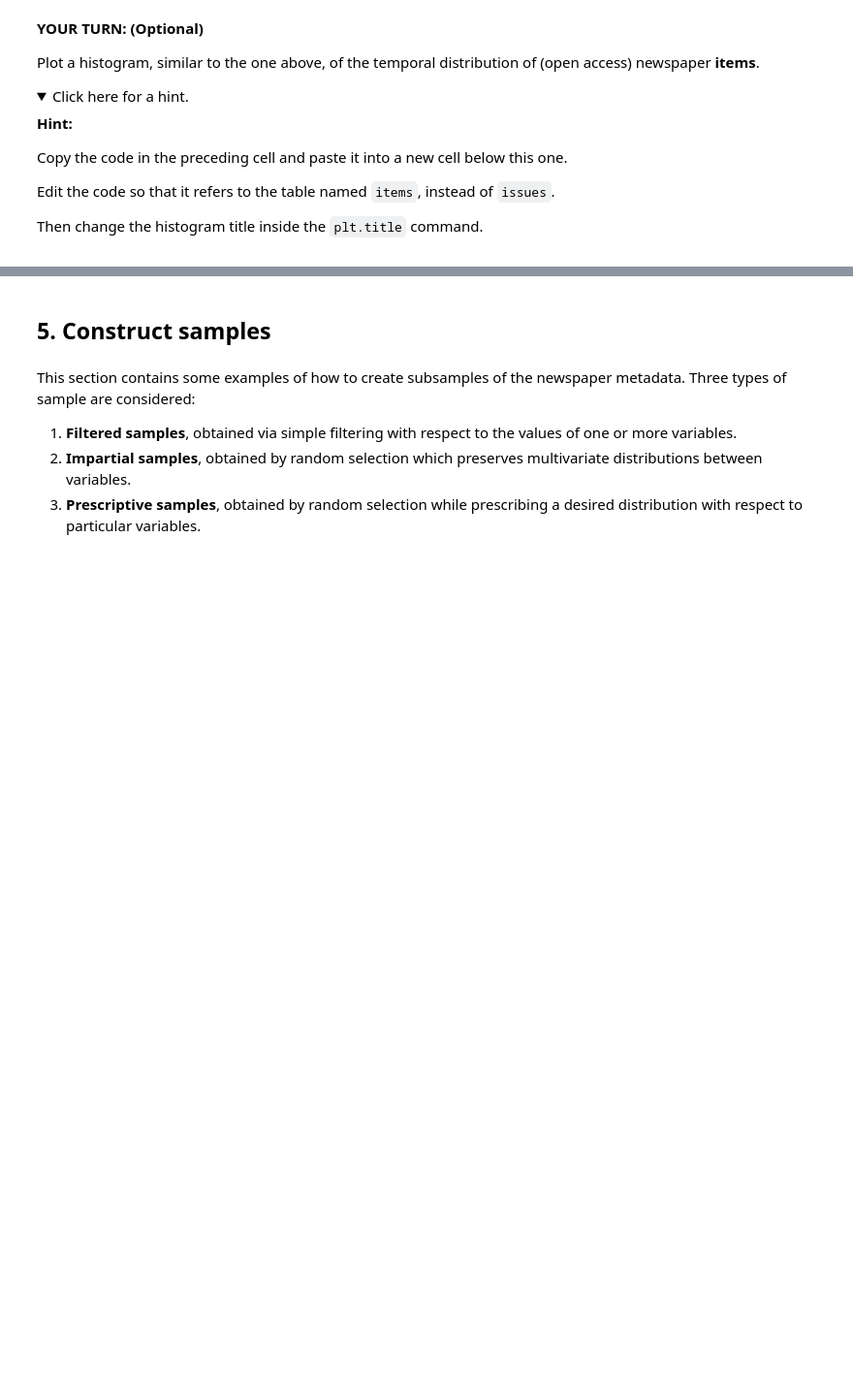
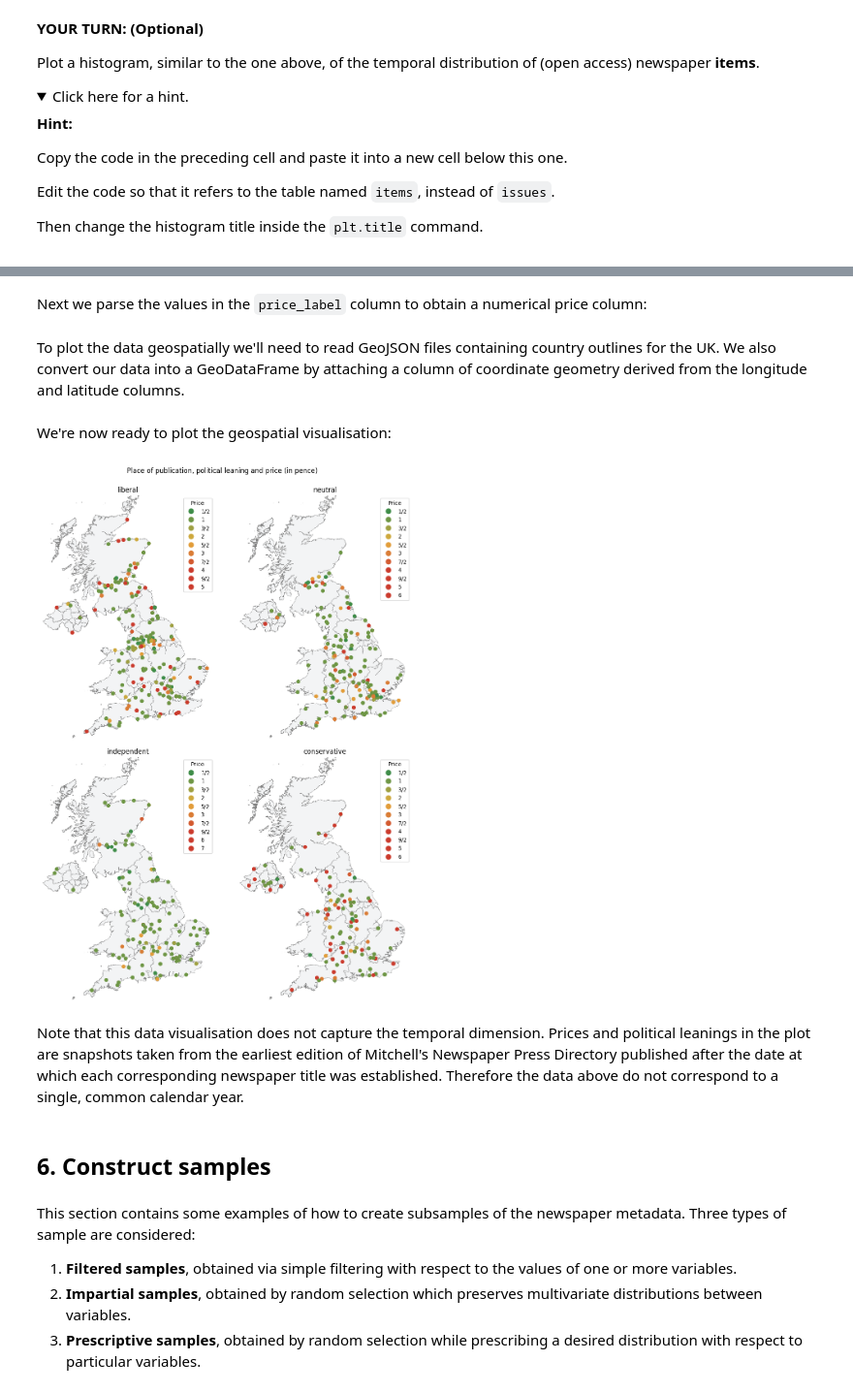
Before and after one commit to Living-with-machines/livingwithmachines.github.io, a Jupyter notebook: book/chapters/newspapers/newspaper-metadata.ipynb, the cells around one changed output, grey strips where cells are left out. Shown at 97% size. Saved outputs shown, nothing was run; the diff lists cells and outputs as text; code cells hidden in the pictures; folded sections open; blank space fills up the shorter version.

Commit message:
Update newspaper metadata notebook

```diff
--- a/book/chapters/newspapers/newspaper-metadata.ipynb
+++ b/book/chapters/newspapers/newspaper-metadata.ipynb
@@ -320,0 +296,4 @@ Then change the histogram title inside the `plt.title` command.
+# %%
+ppp = titles[~titles["price_label"].isna() & ~titles["location"].isna() & ~titles["political_leaning_label"].isna()]
+# %% [markdown]
+Next we parse the values in the `price_label` column to obtain a numerical price column:
@@ -321,5 +315,53 @@ Then change the histogram title inside the `plt.title` command.
+# %% [markdown]
+To plot the data geospatially we'll need to read GeoJSON files containing country outlines for the UK. We also convert our data into a GeoDataFrame by attaching a column of coordinate geometry derived from the longitude and latitude columns.
+# %%
+import geopandas as gpd
+from shapely.geometry import Point
+
+england = gpd.read_file('./data/topo_england.json')
+wales = gpd.read_file('./data/topo_wales.json')
+scotland = gpd.read_file('./data/topo_scotland.json')
+northern_ireland = gpd.read_file('./data/topo_ni.json')
+
+geometry = [Point(xy) for xy in zip(ppp['longitude'], ppp['latitude'])]
+geo_df = gpd.GeoDataFrame(ppp, geometry=geometry)
+# %% [markdown]
+We're now ready to plot the geospatial visualisation:
+# %%
+from  matplotlib.colors import LinearSegmentedColormap
+fig, ax = plt.subplots(nrows=2, ncols=2, figsize=(10,14))
+fig.suptitle("Place of publication, political leaning and price (in pence)")
+fig.tight_layout()
+fig.subplots_adjust(top=0.93)
+cmap=LinearSegmentedColormap.from_list('gar',["#3F8D49", "#E6AE3C", "#CB3B2D"], N=256)
+plt.setp(ax, xlim=(-8.3, 2.2), ylim=(49.8, 59.4))
+vmin = Fraction(0)
+vmax = Fraction(7)
+
+def plot_map(political_leaning_label, ax):
+    params = {"color": "#f3f4f5", "edgecolor": "grey", "linewidth": 0.4, "aspect": None}
+    england.plot(ax=ax, **params)
+    wales.plot(ax=ax, **params)
+    scotland.plot(ax=ax, **params)
+    northern_ireland.plot(ax=ax, **params)
+
+    geo_df[geo_df['political_leaning_label'] == political_leaning_label].plot(ax=ax, column="price", cmap=cmap, vmin=vmin, vmax=vmax, legend=True, aspect=None)
+    ax.title.set_text(political_leaning_label)
+    leg = ax.get_legend()
+    leg.set_title("Price")
+    ax.axis('off')
+
+political_leanings = ["liberal", "neutral", "independent", "conservative"]
+
+handles = []; labels = []
+for i, ax in enumerate(fig.axes):
+    plot_map(political_leanings[i], ax)
+# %% [output]
+[figure, added]
+# %% [markdown]
+Note that this data visualisation does not capture the temporal dimension. Prices and political leanings in the plot are snapshots taken from the earliest edition of Mitchell's Newspaper Press Directory published after the date at which each corresponding newspaper title was established. Therefore the data above do not correspond to a single, common calendar year.
 # %% [markdown]
-## 5. Construct samples
+## 6. Construct samples
 # %% [markdown]
 This section contains some examples of how to create subsamples of the newspaper metadata. Three types of sample are considered:
 1. **Filtered samples**, obtained via simple filtering with respect to the values of one or more variables.
```
Also changed, not shown: parts of 61 cells of this notebook, 5 other files.
